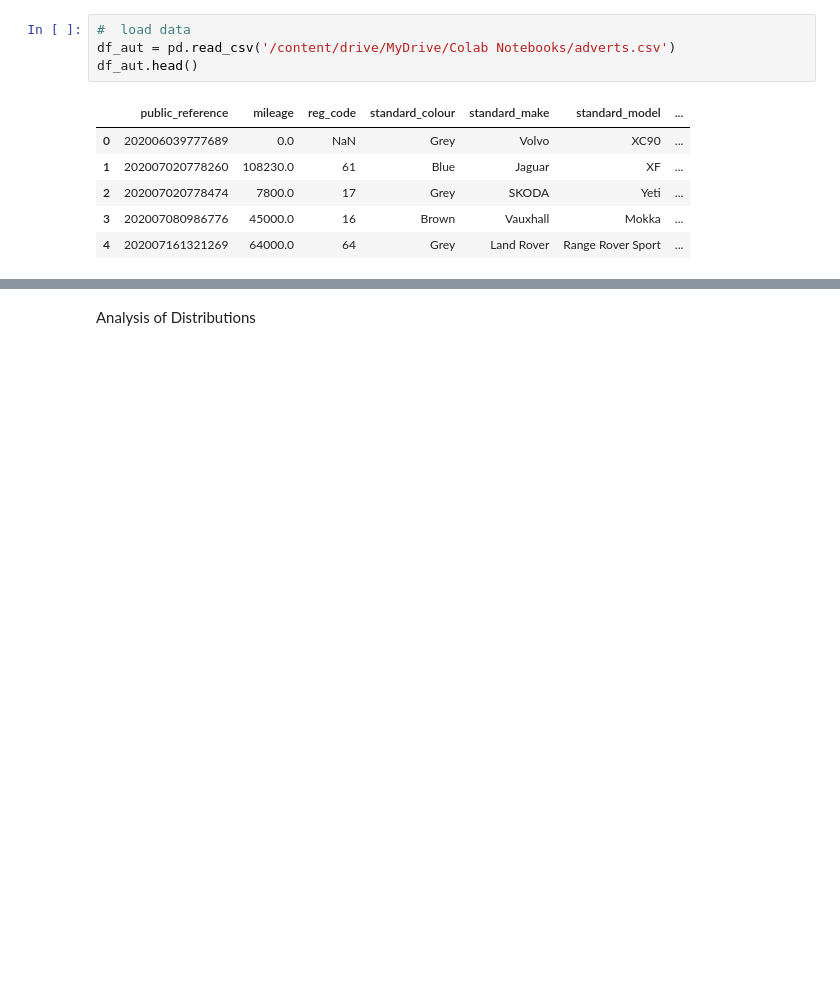
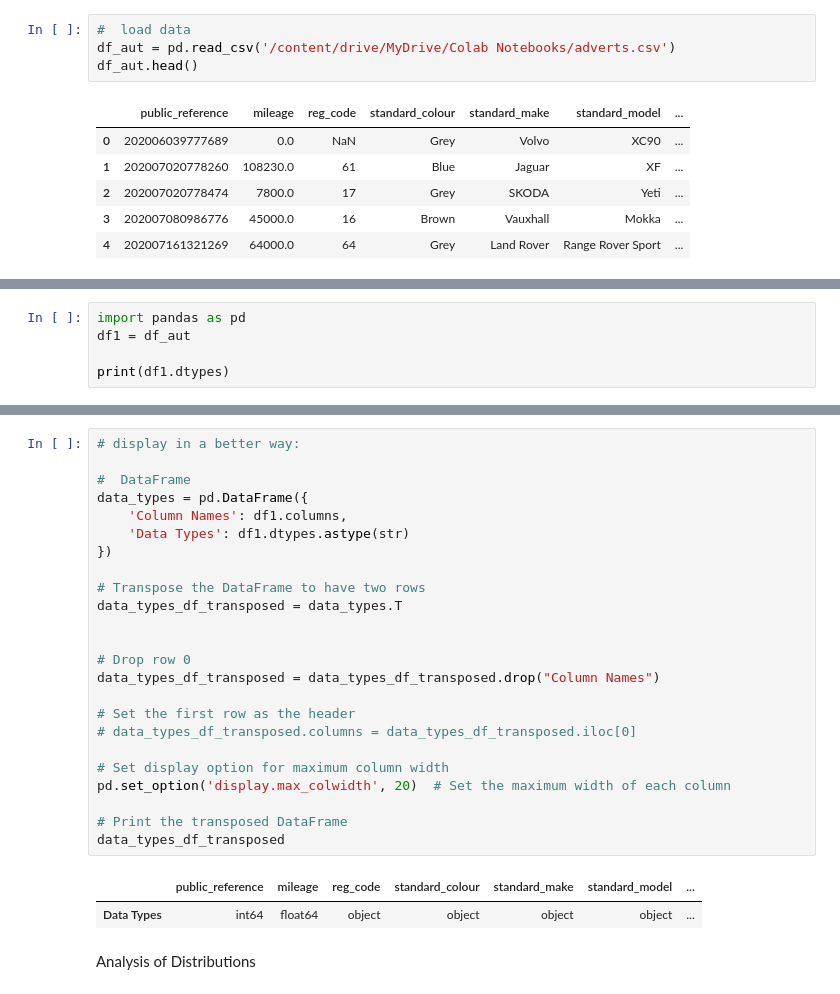
Before and after one commit to kessingtonosazee/GCP_Project_1, a Jupyter notebook: assessment_rrr.ipynb, the cells around one changed output, grey strips where cells are left out. Cells and saved outputs as stored; diff of their text form; blank space fills up the shorter version.

```diff
--- a/assessment_rrr.ipynb
+++ b/assessment_rrr.ipynb
@@ -98,0 +101,5 @@ df_aut.head()
+# %%
+import pandas as pd
+df1 = df_aut
+
+print(df1.dtypes)
@@ -99,3 +120,30 @@ df_aut.head()
+# %%
+# display in a better way:
+
+#  DataFrame
+data_types = pd.DataFrame({
+    'Column Names': df1.columns,
+    'Data Types': df1.dtypes.astype(str)
+})
+
+# Transpose the DataFrame to have two rows
+data_types_df_transposed = data_types.T
+
+
+# Drop row 0
+data_types_df_transposed = data_types_df_transposed.drop("Column Names")
+
+# Set the first row as the header
+# data_types_df_transposed.columns = data_types_df_transposed.iloc[0]
+
+# Set display option for maximum column width
+pd.set_option('display.max_colwidth', 20)  # Set the maximum width of each column
+
+# Print the transposed DataFrame
+data_types_df_transposed
+# %% [output]
+|  | public_reference | mileage | reg_code | standard_colour | standard_make | standard_model | ... |
+| Data Types | int64 | float64 | object | object | object | object | ... |
 # %% [markdown]
 Analysis of Distributions
 # %%
```
Also changed, not shown: parts of 10 cells of this notebook.
